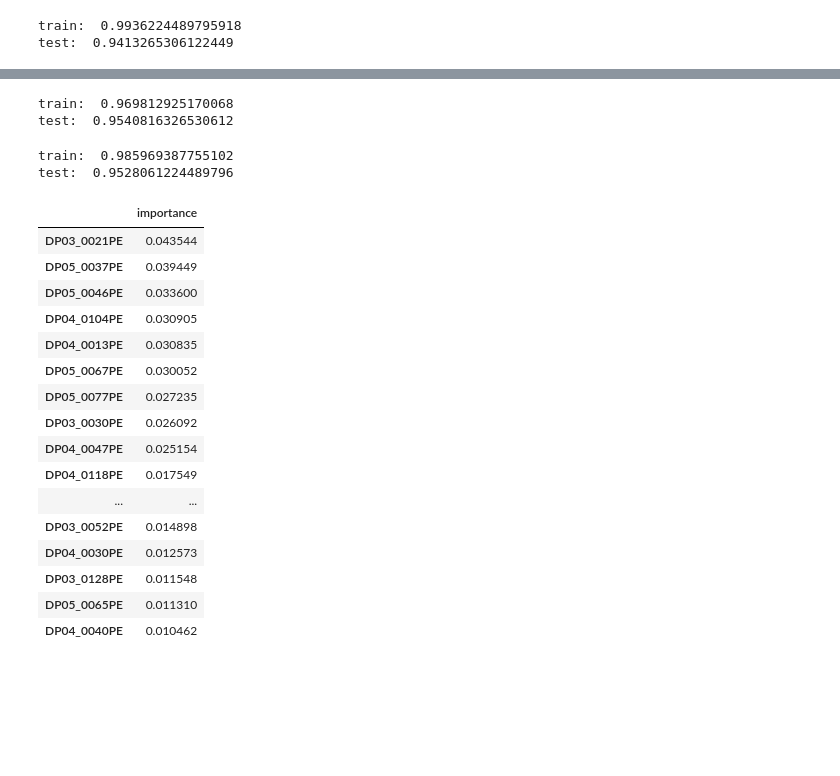
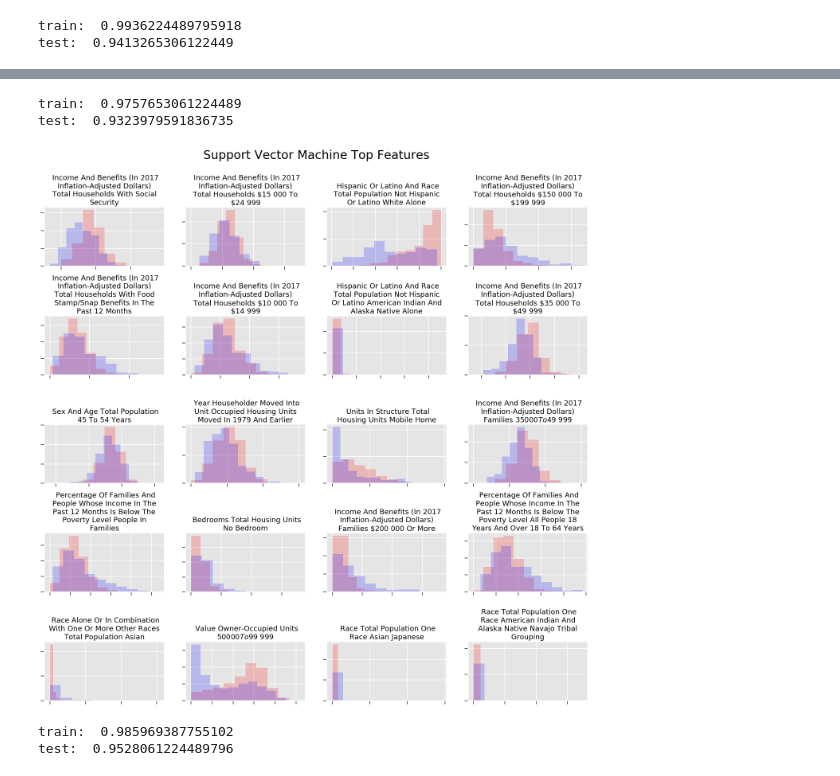
Before and after one commit to keita-dc/FlatironProject5, a Jupyter notebook: work_notebooks/work_notebook_census.ipynb, the cells around one changed output, grey strips where cells are left out. Drawn from its saved outputs; the diff is of its cells as text; code cells hidden in the pictures; blank space fills up the shorter version.

```diff
--- a/work_notebooks/work_notebook_census.ipynb
+++ b/work_notebooks/work_notebook_census.ipynb
@@ -246,11 +245,43 @@ pd.DataFrame(rfc.feature_importances_,
 # %%
-svc = SVC(probability=True)
+svc = SVC(probability=True, kernel="linear")
 svc.fit(X_train_scaled, y_train)
 print("train: ", svc.score(X_train_scaled, y_train))
 print("test: ", svc.score(X_test_scaled, y_test))
 # %% [output]
-train:  0.969812925170068
-test:  0.9540816326530612
+train:  0.9757653061224489
+test:  0.9323979591836735
+# %%
+svc_features = pd.merge(pd.DataFrame(svc.coef_.T,
+             index=X.columns,
+             columns=["importance"]
+            ).apply(lambda x: np.abs(x)).
+                        sort_values(by="importance", ascending=False),
+                        var_description,
+                        how="left",
+                        right_index=True, left_index=True)
+# %%
+fig, ax = plt.subplots(nrows=5, ncols=4, figsize=(20, 20))
+fig.suptitle("Support Vector Machine Top Features", fontsize=30)
+for i in range(20):
+    ax[i//4, i%4].hist(X.loc[y==1, svc_features.index[i]],
+                       color="red",
+                       alpha=0.2,
+                       density=True)
+    ax[i//4, i%4].hist(X.loc[y==0, svc_features.index[i]],
+                       color="blue",
+                       alpha=0.2,
+                       density=True)
+    ax[i//4, i%4].set_xticklabels([])
+    ax[i//4, i%4].set_yticklabels([])
+    ax[i//4, i%4].set_title("\n".join(wrap(svc_features.label[i], 30)),
+                            fontsize=18
+                           )
+plt.tight_layout()
+fig.subplots_adjust(top=0.88)
+plt.savefig("../images/svc_features")
+plt.show()
+# %% [output]
+[figure, added]
 # %%
 xgc = XGBClassifier()
 xgc.fit(X_train_scaled, y_train)
@@ -260,25 +291,8 @@ print("test: ", xgc.score(X_test_scaled, y_test))
 train:  0.985969387755102
 test:  0.9528061224489796
 # %%
-pd.DataFrame(xgc.feature_importances_,
+xgc_features = pd.merge(pd.DataFrame(xgc.feature_importances_,
              index=X.columns,
              columns=["importance"]
-            ).sort_values(by="importance", ascending=False).head(20)
+            ).sort_values(by="importance", ascending=False), var_description, how="left",
+                        right_index=True, left_index=True)
-# %% [output]
-|  | importance |
-| DP03_0021PE | 0.043544 |
-| DP05_0037PE | 0.039449 |
-| DP05_0046PE | 0.033600 |
-| DP04_0104PE | 0.030905 |
-| DP04_0013PE | 0.030835 |
-| DP05_0067PE | 0.030052 |
-| DP05_0077PE | 0.027235 |
-| DP03_0030PE | 0.026092 |
-| DP04_0047PE | 0.025154 |
-| DP04_0118PE | 0.017549 |
-| ... | ... |
-| DP03_0052PE | 0.014898 |
-| DP04_0030PE | 0.012573 |
-| DP03_0128PE | 0.011548 |
-| DP05_0065PE | 0.011310 |
-| DP04_0040PE | 0.010462 |
```
Also changed, not shown: parts of 16 cells of this notebook, 20 other files.
